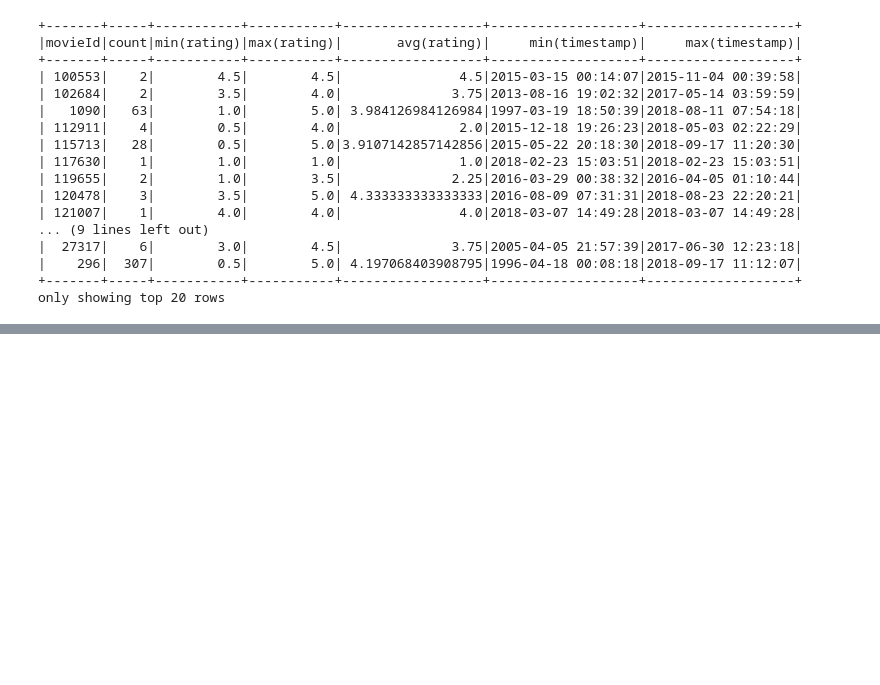
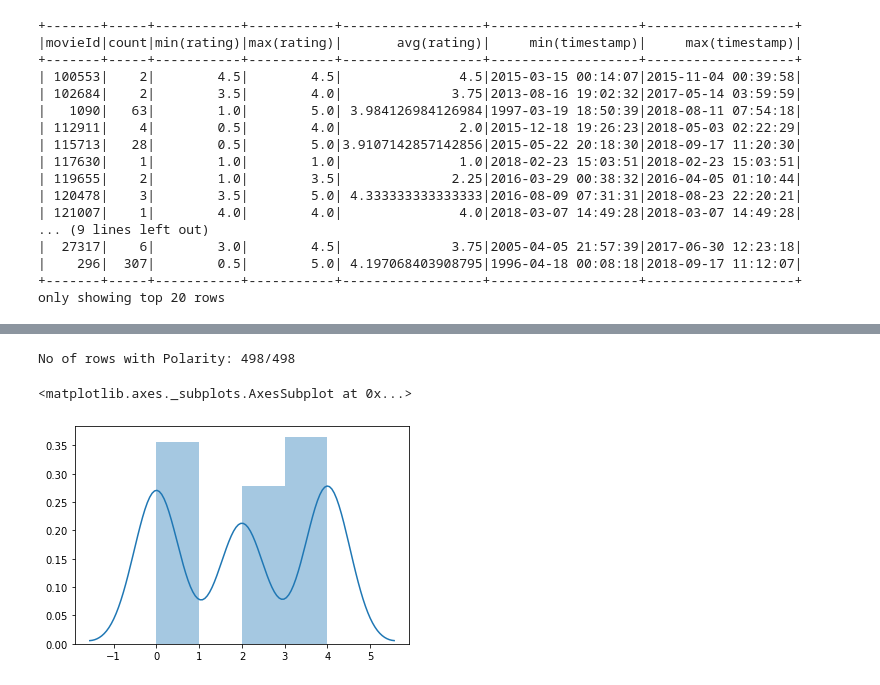
Before and after one commit to ZinhNguyen/todolist, a Jupyter notebook: Prac1.ipynb, the cells around one changed output, grey strips where cells are left out. Cells and saved outputs as stored; diff of their text form; code cells hidden in the pictures; blank space fills up the shorter version.

```diff
--- a/Prac1.ipynb
+++ b/Prac1.ipynb
@@ -2124,0 +2348,21 @@ only showing top 10 rows
+# %%
+#111111111111111111111111111
+import findspark
+findspark.init()
+from pyspark.sql import SparkSession
+from pyspark.sql import functions as f
+
+
+import pandas as pd
+from IPython.core.display import display
+import seaborn as sns
+
+
+spark = SparkSession.builder.getOrCreate()
+
+
+schema = "polarity Float, id LONG, date_time STRING, query STRING, user STRING, text STRING"
+# %%
+raw_test_data = spark.read.options(delimiter=',').schema("polarity Float, id LONG, date_time STRING, query STRING, user STRING, text STRING").csv("testdata.manual.2009.06.14.csv")
+raw_test_data.printSchema()
+raw_test_data.show()
@@ -2124,0 +2387,8 @@ only showing top 10 rows
+# %%
+df = raw_test_data.select("polarity").na.drop()
+print(f"No of rows with Polarity: {df.count()}/{raw_test_data.count()}")
+sns.distplot(df.toPandas())
+# %% [output]
+No of rows with Polarity: 498/498
+<matplotlib.axes._subplots.AxesSubplot at 0x...>
+[figure, added]
```
Also changed, not shown: parts of 34 cells of this notebook.
